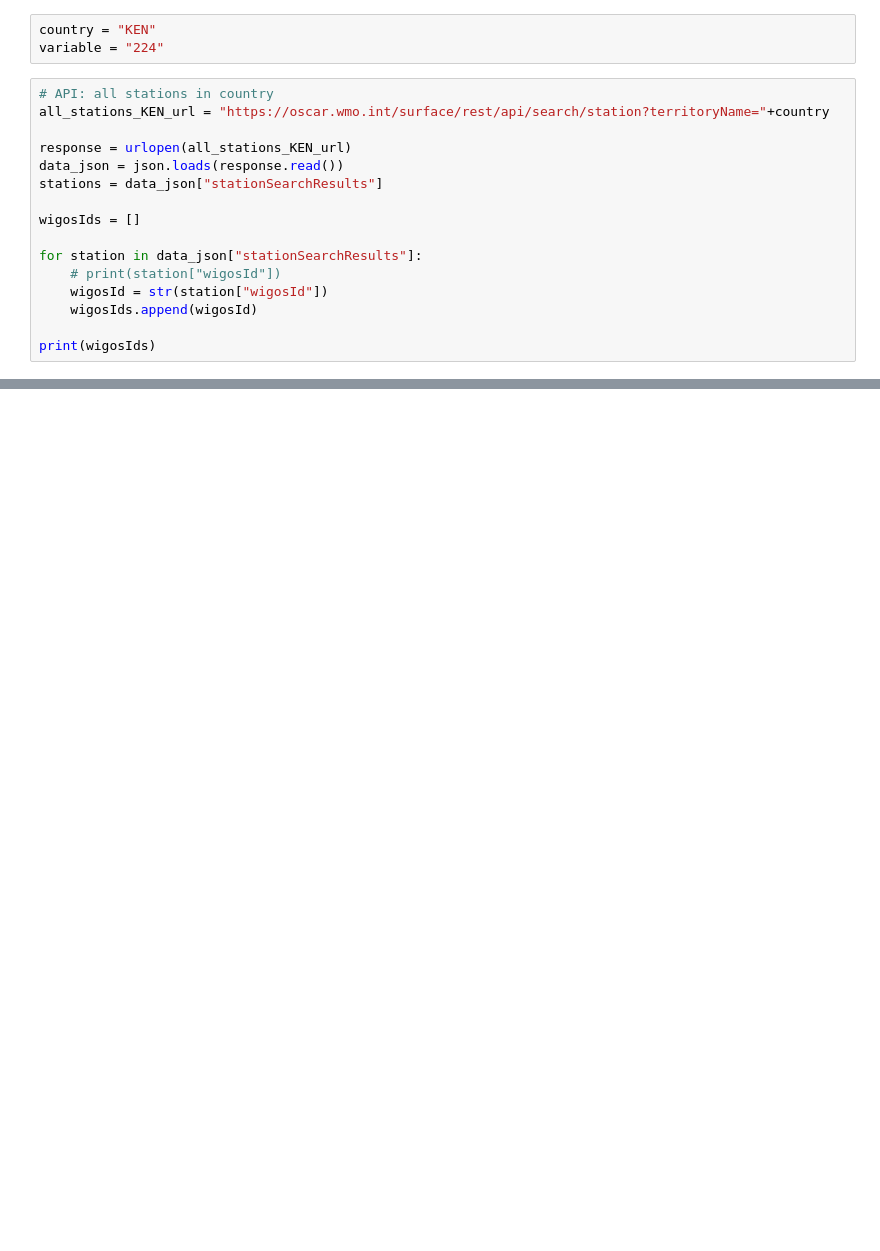
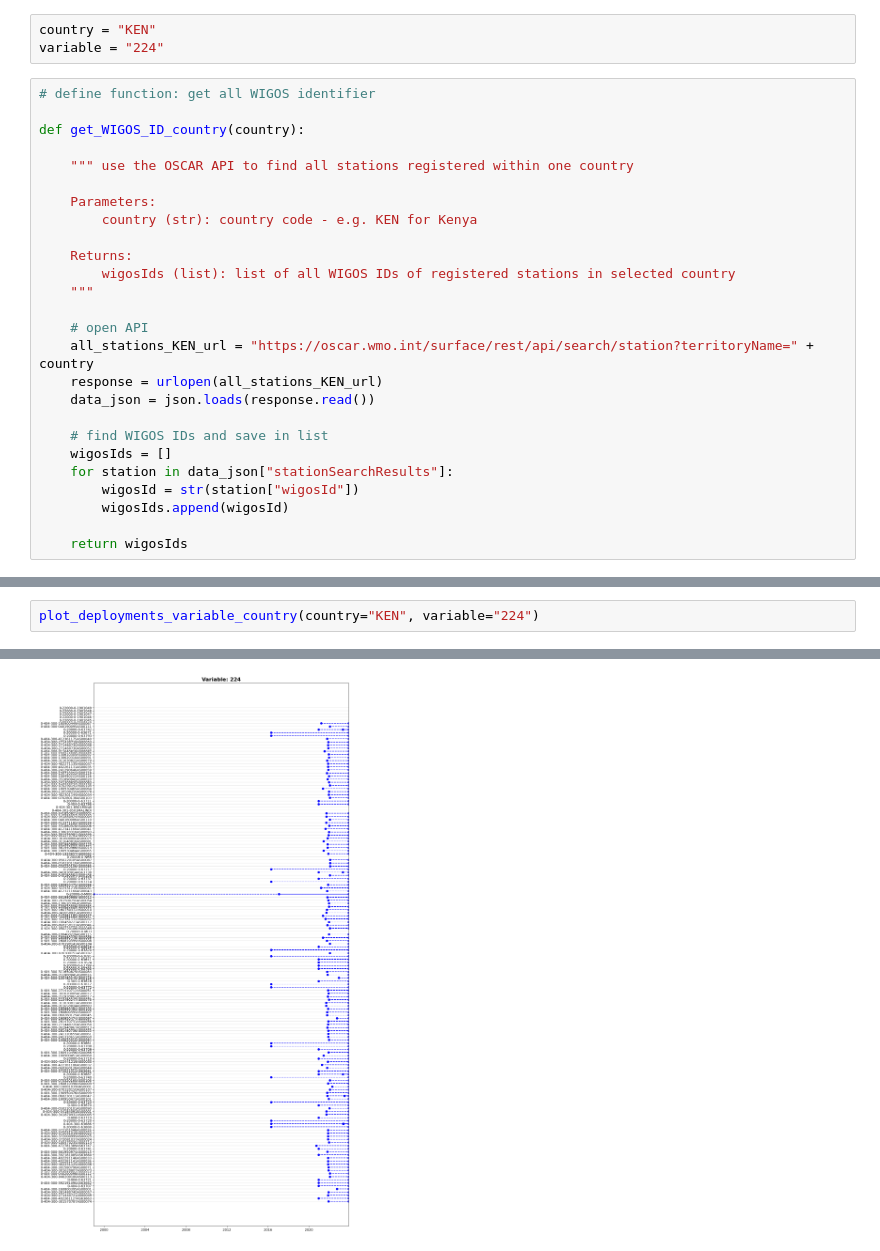
Before and after one commit to joergklausen/oscar-analysis, a Jupyter notebook: Variable Analysis Country.ipynb, the cells around one changed output, grey strips where cells are left out. Cells and saved outputs as stored; diff of their text form; blank space fills up the shorter version.

Commit message:
update plots

```diff
--- a/Variable Analysis Country.ipynb
+++ b/Variable Analysis Country.ipynb
@@ -27,18 +28,28 @@ from functools import reduce
 country = "KEN"
 variable = "224"
 # %%
-# API: all stations in country
-all_stations_KEN_url = "https://oscar.wmo.int/surface/rest/api/search/station?territoryName="+country
+# define function: get all WIGOS identifier
 
-response = urlopen(all_stations_KEN_url)
-data_json = json.loads(response.read())
-stations = data_json["stationSearchResults"]
+def get_WIGOS_ID_country(country):
 
-wigosIds = []
+    """ use the OSCAR API to find all stations registered within one country
 
-for station in data_json["stationSearchResults"]:
-    # print(station["wigosId"])
-    wigosId = str(station["wigosId"])
-    wigosIds.append(wigosId)
+    Parameters:
+        country (str): country code - e.g. KEN for Kenya
 
-print(wigosIds)
+    Returns:
+        wigosIds (list): list of all WIGOS IDs of registered stations in selected country
+    """
+
+    # open API
+    all_stations_KEN_url = "https://oscar.wmo.int/surface/rest/api/search/station?territoryName=" + country
+    response = urlopen(all_stations_KEN_url)
+    data_json = json.loads(response.read())
+
+    # find WIGOS IDs and save in list
+    wigosIds = []
+    for station in data_json["stationSearchResults"]:
+        wigosId = str(station["wigosId"])
+        wigosIds.append(wigosId)
+
+    return wigosIds
@@ -215,0 +238,3 @@ fig.savefig(os.getcwd()+"/Plots/Variable_"+variable+"_"+country+".jpeg", bbox_in
+# %%
+plot_deployments_variable_country(country="KEN", variable="224")
+# %% [output]
@@ -215,0 +258 @@ fig.savefig(os.getcwd()+"/Plots/Variable_"+variable+"_"+country+".jpeg", bbox_in
+[figure, added]
```
Also changed, not shown: parts of 8 cells of this notebook, 1 other file.
